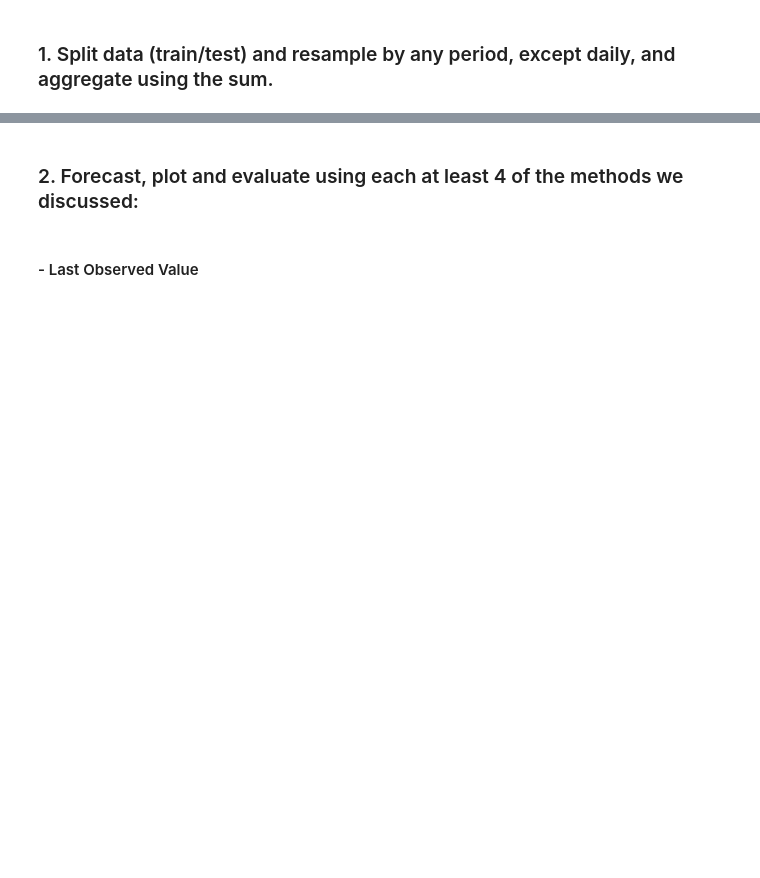
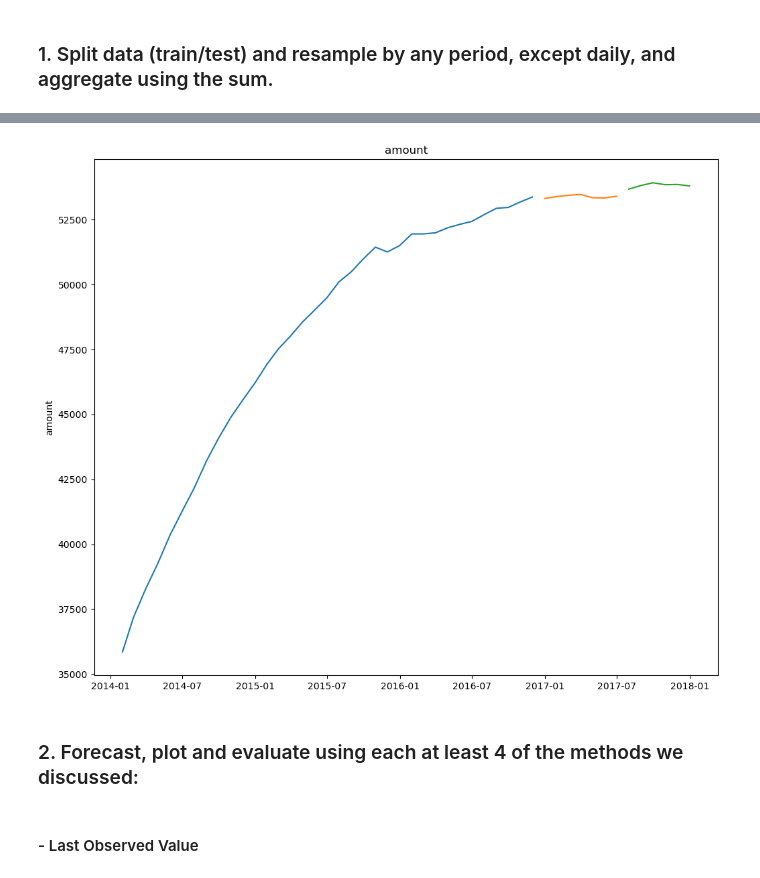
Before and after one commit to tkephart96/time-series-exercises, a Jupyter notebook: model.ipynb, the cells around one changed output, grey strips where cells are left out. Drawn from its saved outputs; the diff is of its cells as text; code cells hidden in the pictures; blank space fills up the shorter version.

```diff
--- a/model.ipynb
+++ b/model.ipynb
@@ -24,0 +73,3 @@ Using saas.csv (https://ds.codeup.com/saas.csv) or log data from API usage
+# %%
+df = df.set_index('month_invoiced').sort_index()
+df
@@ -25,2 +91,5 @@ Using saas.csv (https://ds.codeup.com/saas.csv) or log data from API usage
 # %% [markdown]
 ### 1. Split data (train/test) and resample by any period, except daily, and aggregate using the sum.
+# %%
+df_m = df.drop(columns=['customer_id','invoice_id','subscription_type']).resample('M').sum()
+df_m
@@ -26,0 +115,4 @@ Using saas.csv (https://ds.codeup.com/saas.csv) or log data from API usage
+# %%
+for train_val_index, test_index in TimeSeriesSplit(6).split(df_m):
+    train_val,test=df_m.iloc[train_val_index],df_m.iloc[test_index]
+train_val.reset_index().describe(datetime_is_numeric=True)
@@ -26,0 +129,4 @@ Using saas.csv (https://ds.codeup.com/saas.csv) or log data from API usage
+# %%
+for train_index, val_index in TimeSeriesSplit(5).split(train_val):
+    train,val=train_val.iloc[train_index],train_val.iloc[val_index]
+train.reset_index().describe(datetime_is_numeric=True)
@@ -27,2 +143,13 @@ Using saas.csv (https://ds.codeup.com/saas.csv) or log data from API usage
+# %%
+for col in train.columns:
+    plt.figure(figsize=(12,10))
+    plt.plot(train[col])
+    plt.plot(val[col])
+    plt.plot(test[col])
+    plt.ylabel(col)
+    plt.title(col)
+    plt.show()
+# %% [output]
+[figure, added]
 # %% [markdown]
 ### 2. Forecast, plot and evaluate using each at least 4 of the methods we discussed:
```
Also changed, not shown: parts of 49 cells of this notebook, 1 other file.
